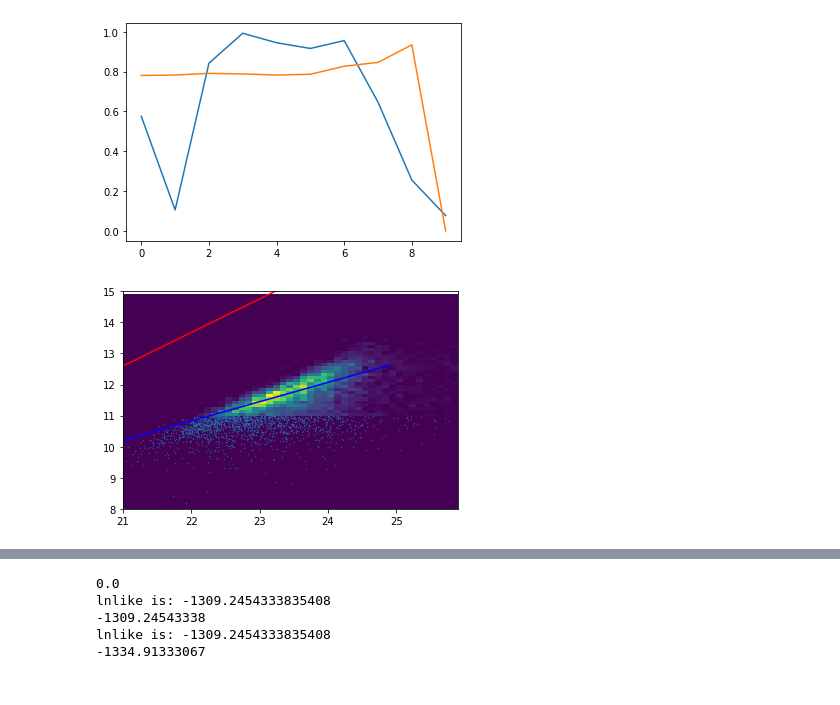
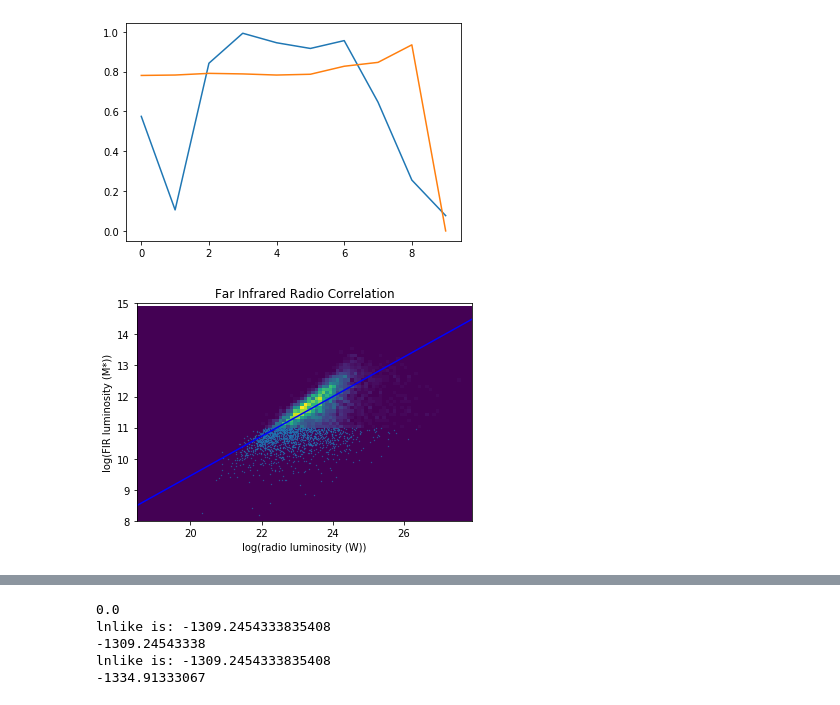
Before and after one commit to me322Physics/FIR-group, a Jupyter notebook: Ian/FIRC/fit_firc_VLA_COSMOS.ipynb, the cells around one changed output, grey strips where cells are left out. Cells and saved outputs as stored; diff of their text form; code cells hidden in the pictures.

```diff
--- a/Ian/FIRC/fit_firc_VLA_COSMOS.ipynb
+++ b/Ian/FIRC/fit_firc_VLA_COSMOS.ipynb
@@ -504,21 +582,23 @@ plt.show()
 # %%
 xdata = rad_lum[detection]
 ydata = fir_lum[detection]
 
 x_y_mis = rad_lum[~detection]
-plt.hist2d(xdata,ydata,bins=[np.arange(21,26,0.1),np.arange(8,15,0.1)])
+plt.hist2d(xdata,ydata,bins=[np.arange(18.5,28,0.1),np.arange(8,15,0.1)])
 plt.scatter(x_y_mis,fir_lum[~detection],s=0.1)
 
-x = np.arange(21,25,0.1)
+x = np.arange(18.5,28,0.1)
 y = median_params[0]*x + median_params[1]
 plt.plot(x,y,c='blue')
 
-x = np.arange(21,25,0.1)
 y = median_params[3]*x + median_params[4]
 plt.plot(x,y,c='red')
 
 
 plt.ylim(8,15)
+plt.xlabel('log(radio luminosity (W))')
+plt.ylabel('log(FIR luminosity (M*))')
+plt.title('Far Infrared Radio Correlation')
 plt.show()
 # %% [output]
-[figure, old version]
+[figure, new version]
```
Also changed, not shown: parts of 17 cells of this notebook, 5 other files.
